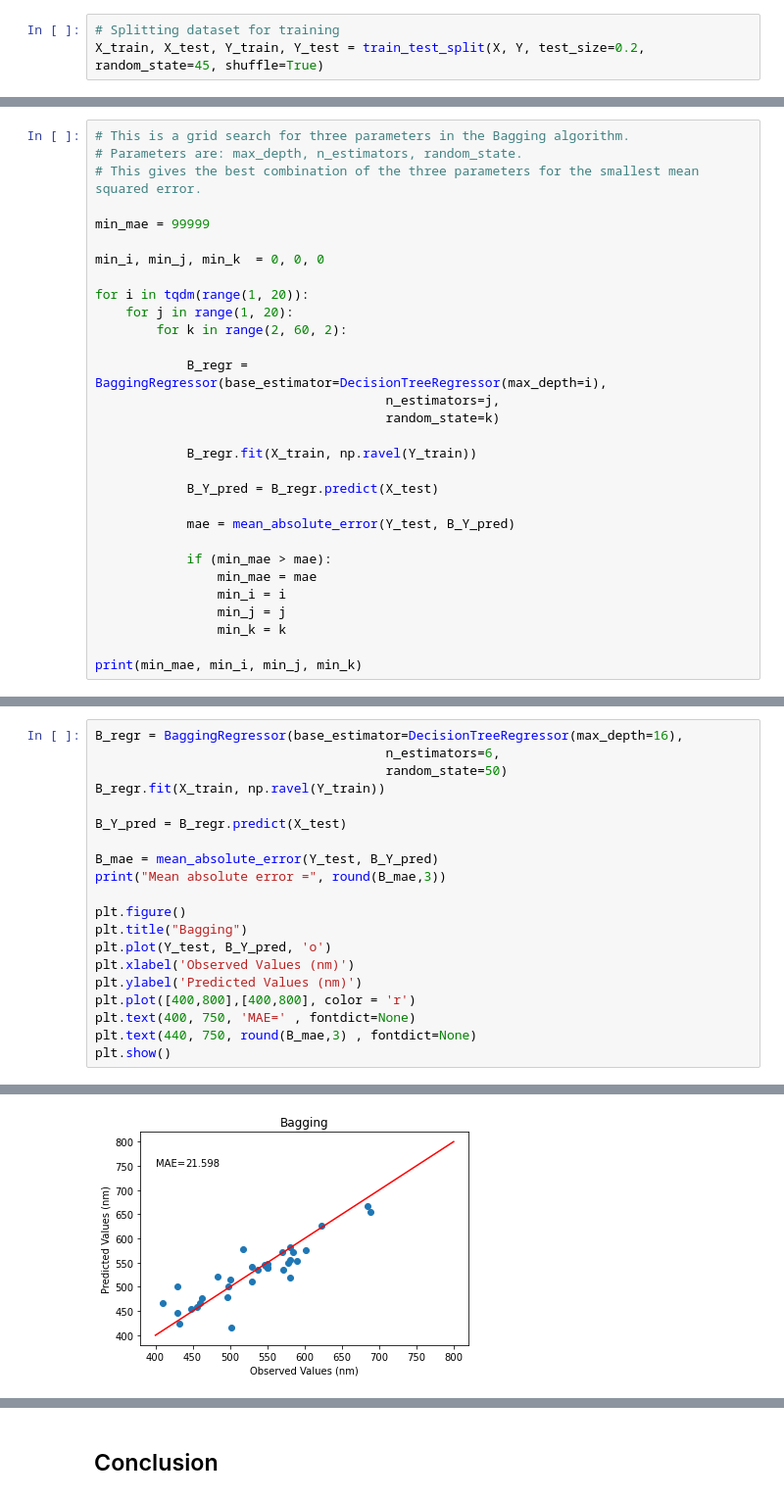
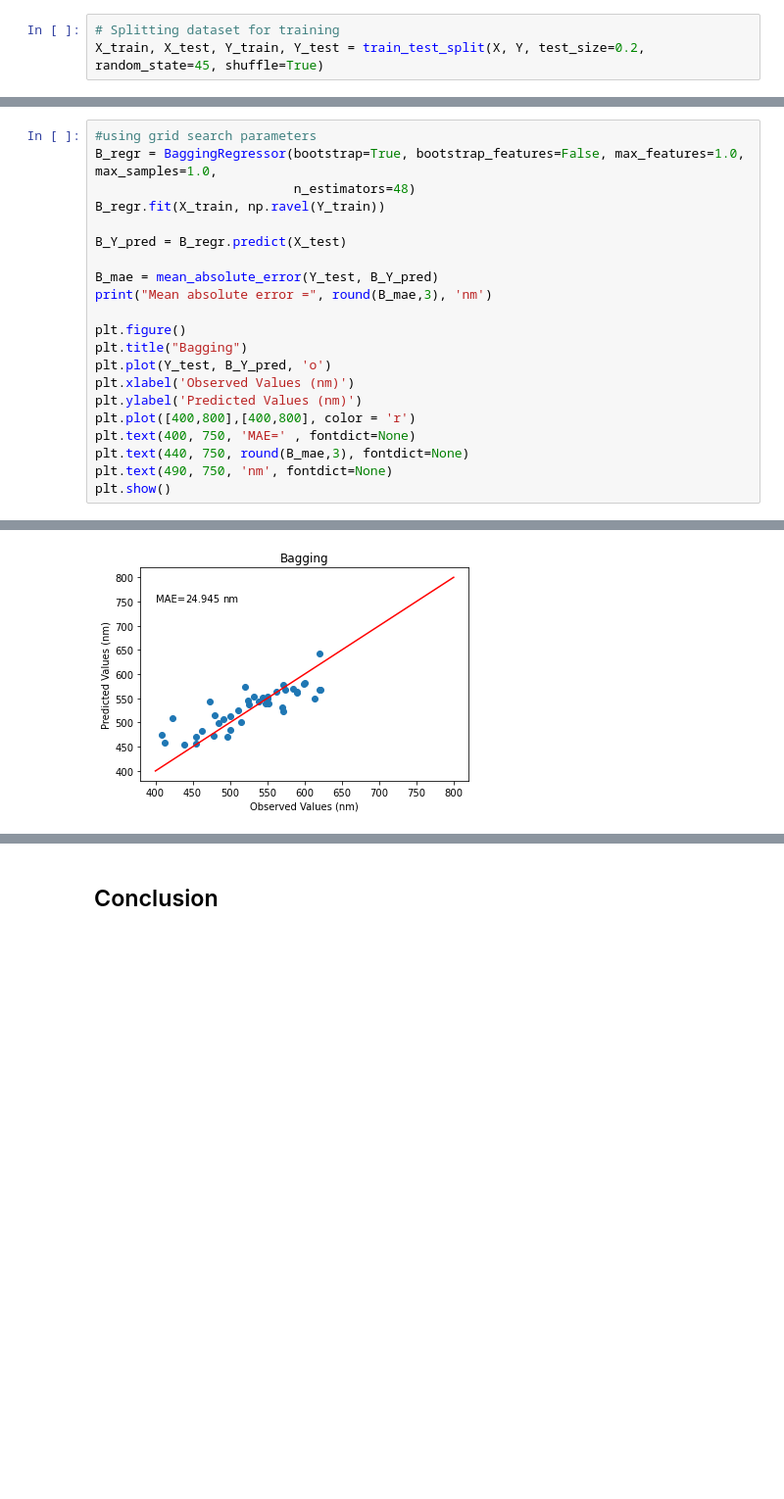
Before and after one commit to Health-Universe/Indium-Phosphide, a Jupyter notebook: notebook/flo/2. Flo modelling.ipynb, the cells around one changed output, grey strips where cells are left out. Shown at 98% size. Saved outputs shown, nothing was run; the diff lists cells and outputs as text; blank space fills up the shorter version.

```diff
--- a/notebook/flo/2. Flo modelling.ipynb
+++ b/notebook/flo/2. Flo modelling.ipynb
@@ -93,30 +87,0 @@ X_train, X_test, Y_train, Y_test = train_test_split(X, Y, test_size=0.2, random_
-# %%
-# This is a grid search for three parameters in the Bagging algorithm.
-# Parameters are: max_depth, n_estimators, random_state.
-# This gives the best combination of the three parameters for the smallest mean squared error.
-
-min_mae = 99999
-
-min_i, min_j, min_k  = 0, 0, 0
-
-for i in tqdm(range(1, 20)):
-    for j in range(1, 20):
-        for k in range(2, 60, 2):
-
-            B_regr = BaggingRegressor(base_estimator=DecisionTreeRegressor(max_depth=i),
-                                      n_estimators=j,
-                                      random_state=k)
-
-            B_regr.fit(X_train, np.ravel(Y_train))
-
-            B_Y_pred = B_regr.predict(X_test)
-
-            mae = mean_absolute_error(Y_test, B_Y_pred)
-
-            if (min_mae > mae):
-                min_mae = mae
-                min_i = i
-                min_j = j
-                min_k = k
-
-print(min_mae, min_i, min_j, min_k)
@@ -125,13 +107,13 @@ KeyboardInterrupt:
 # %%
-B_regr = BaggingRegressor(base_estimator=DecisionTreeRegressor(max_depth=16),
-                                      n_estimators=6,
-                                      random_state=50)
+#using grid search parameters
+B_regr = BaggingRegressor(bootstrap=True, bootstrap_features=False, max_features=1.0, max_samples=1.0,
+                          n_estimators=48)
 B_regr.fit(X_train, np.ravel(Y_train))
 
 B_Y_pred = B_regr.predict(X_test)
 
 B_mae = mean_absolute_error(Y_test, B_Y_pred)
-print("Mean absolute error =", round(B_mae,3))
+print("Mean absolute error =", round(B_mae,3), 'nm')
 
 plt.figure()
 plt.title("Bagging")
@@ -140,6 +122,7 @@ plt.xlabel('Observed Values (nm)')
 plt.ylabel('Predicted Values (nm)')
 plt.plot([400,800],[400,800], color = 'r')
 plt.text(400, 750, 'MAE=' , fontdict=None)
-plt.text(440, 750, round(B_mae,3) , fontdict=None)
+plt.text(440, 750, round(B_mae,3), fontdict=None)
+plt.text(490, 750, 'nm', fontdict=None)
 plt.show()
 # %% [output]
@@ -147 +130 @@ Mean absolute error = 21.598
-[figure, old version]
+[figure, new version]
```
Also changed, not shown: parts of 25 cells of this notebook.
